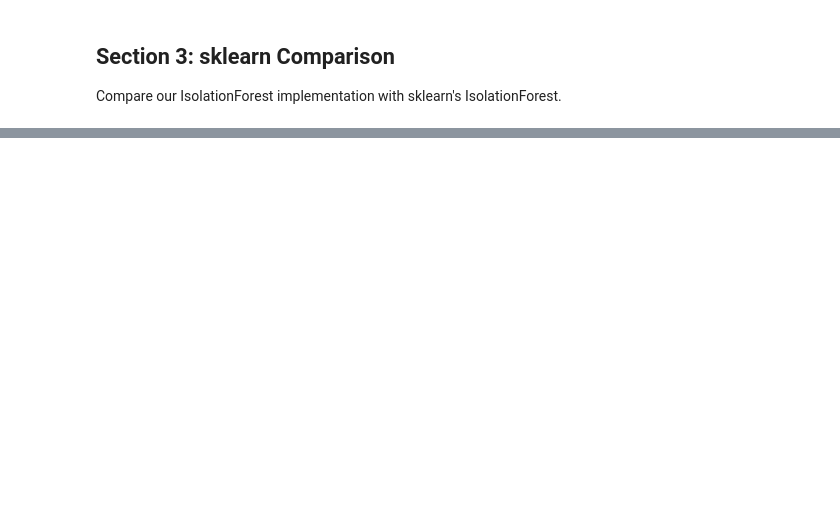
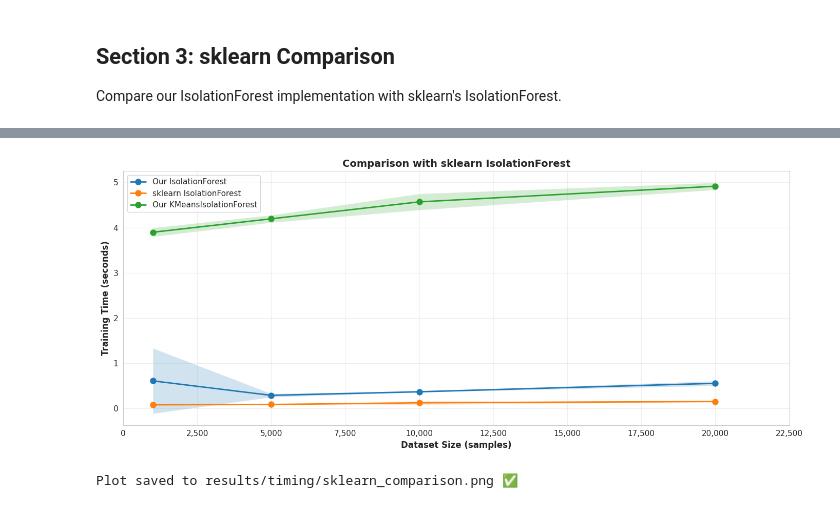
Before and after one commit to Razvan48/Project-Anomaly-Detection-AD, a Jupyter notebook: notebooks/benchmarks.ipynb, the cells around one changed output, grey strips where cells are left out. Cells and saved outputs as stored; diff of their text form; code cells hidden in the pictures; blank space fills up the shorter version.

```diff
--- a/notebooks/benchmarks.ipynb
+++ b/notebooks/benchmarks.ipynb
@@ -322,20 +316,19 @@ Measure the speedup achieved by parallelization (n_jobs=1 vs n_jobs=-1).
 # %%
-print("=" * 80)
-print("SECTION 2: Sequential vs Parallel Performance")
-print("=" * 80)
+print("-" * 80)
+print("Sequential vs Parallel Performance")
+print("-" * 80)
 
-# Test configurations
-dataset_sizes = [1000, 5000, 10000, 20000]
+# Configuration
 n_runs = 5
 ensemble_size = 100
 subsample_size = 256
+dataset_sizes = [500, 800, 900, 1000, 5000]
 
 results_parallel = []
 
 for n_samples in dataset_sizes:
     print(f"\n{'Testing dataset size:':<30} {n_samples:,} samples")
 
-    # Generate dataset
     X, y = generate_synthetic_dataset(n_samples, n_features=10, seed=42)
 
     # 1. IsolationForest Sequential (n_jobs=1)
@@ -344,6 +337,7 @@ for n_samples in dataset_sizes:
         forest.fit(X, subsample_size=subsample_size, contamination=0.1)
 
     mean_time_seq, std_time_seq = time_execution(train_forest_seq, n_runs=n_runs)
+
     print(f"  {'IsolationForest (n_jobs=1):':<30} {mean_time_seq:.4f} ± {std_time_seq:.4f} sec")
 
     # 2. IsolationForest Parallel (n_jobs=-1)
@@ -352,7 +346,9 @@ for n_samples in dataset_sizes:
         forest.fit(X, subsample_size=subsample_size, contamination=0.1)
 
     mean_time_par, std_time_par = time_execution(train_forest_par, n_runs=n_runs)
+
     speedup_if = mean_time_seq / mean_time_par
+
     print(f"  {'IsolationForest (n_jobs=-1):':<30} {mean_time_par:.4f} ± {std_time_par:.4f} sec (speedup: {speedup_if:.2f}x)")
 
     results_parallel.append({
@@ -369,6 +365,7 @@ for n_samples in dataset_sizes:
         forest.fit(X, subsample_size=subsample_size, contamination=0.1)
 
     mean_time_seq, std_time_seq = time_execution(train_kmeans_forest_seq, n_runs=n_runs)
+
     print(f"  {'KMeansIsolationForest (n_jobs=1):':<30} {mean_time_seq:.4f} ± {std_time_seq:.4f} sec")
 
     # 4. KMeansIsolationForest Parallel (n_jobs=-1)
@@ -377,7 +374,9 @@ for n_samples in dataset_sizes:
         forest.fit(X, subsample_size=subsample_size, contamination=0.1)
 
     mean_time_par, std_time_par = time_execution(train_kmeans_forest_par, n_runs=n_runs)
+
     speedup_kmif = mean_time_seq / mean_time_par
+
     print(f"  {'KMeansIsolationForest (n_jobs=-1):':<30} {mean_time_par:.4f} ± {std_time_par:.4f} sec (speedup: {speedup_kmif:.2f}x)")
 
     results_parallel.append({
@@ -391,12 +390,13 @@ for n_samples in dataset_sizes:
 # Create DataFrame
 df_parallel = pd.DataFrame(results_parallel)
 
-print("\n" + "=" * 80)
+print("\n" + "-" * 80)
 print("Summary Table:")
-print("=" * 80)
+print("-" * 80)
 print(df_parallel.to_string(index=False))
 
 # Save results
 df_parallel.to_csv('../results/timing/sequential_vs_parallel.csv', index=False)
-print("\n✓ Results saved to results/timing/sequential_vs_parallel.csv")
+
+print("\nResults saved to results/timing/sequential_vs_parallel.csv \u2705")
 # %% [output]
@@ -537,29 +573,35 @@ print("\n✓ Results saved to results/timing/sklearn_comparison.csv")
 # %%
-# Visualization: sklearn Comparison
 fig, ax = plt.subplots(figsize=(14, 6))
 
 for method in df_sklearn['Method'].unique():
     method_data = df_sklearn[df_sklearn['Method'] == method]
     ax.plot(method_data['Dataset Size'], method_data['Mean Time (s)'],
             marker='o', linewidth=2, markersize=8, label=method)
 
-    # Add error bars
+    # Error bars
     ax.fill_between(
         method_data['Dataset Size'],
         method_data['Mean Time (s)'] - method_data['Std Time (s)'],
         method_data['Mean Time (s)'] + method_data['Std Time (s)'],
         alpha=0.2
     )
 
 ax.set_xlabel('Dataset Size (samples)', fontsize=12, fontweight='bold')
 ax.set_ylabel('Training Time (seconds)', fontsize=12, fontweight='bold')
 ax.set_title('Comparison with sklearn IsolationForest', fontsize=14, fontweight='bold')
+
 ax.legend()
 ax.grid(alpha=0.3)
-ax.set_xticklabels([f'{int(tick):,}' for tick in ax.get_xticks()])
+
+ticks = ax.get_xticks()
+ax.set_xticks(ticks)
+ax.set_xticklabels([f'{int(t):,}' for t in ticks])
 
 plt.tight_layout()
 plt.savefig('../results/timing/sklearn_comparison.png', dpi=300, bbox_inches='tight')
 plt.show()
 
-print("✓ Plot saved to results/timing/sklearn_comparison.png")
+print("Plot saved to results/timing/sklearn_comparison.png \u2705")
+# %% [output]
+[figure, added]
+Plot saved to results/timing/sklearn_comparison.png ✅
```
Also changed, not shown: parts of 36 cells of this notebook, 3 other files.
